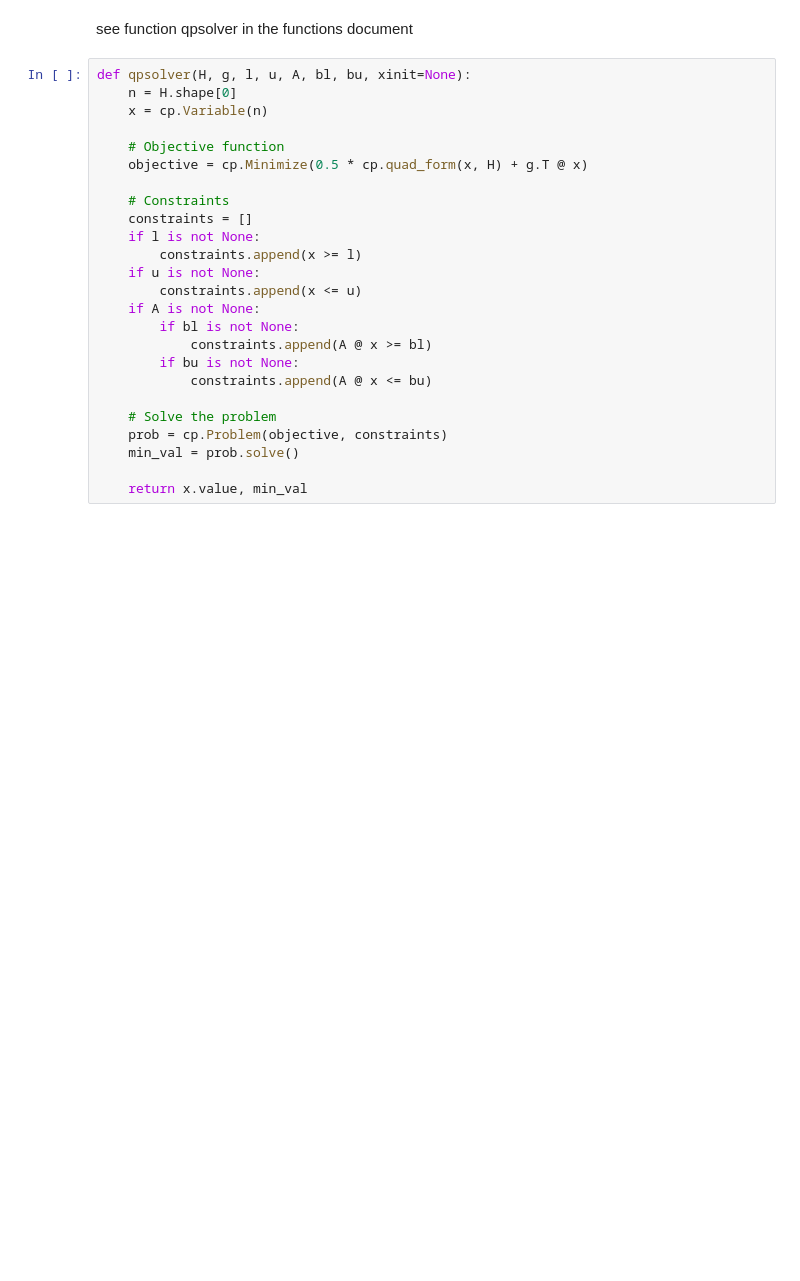
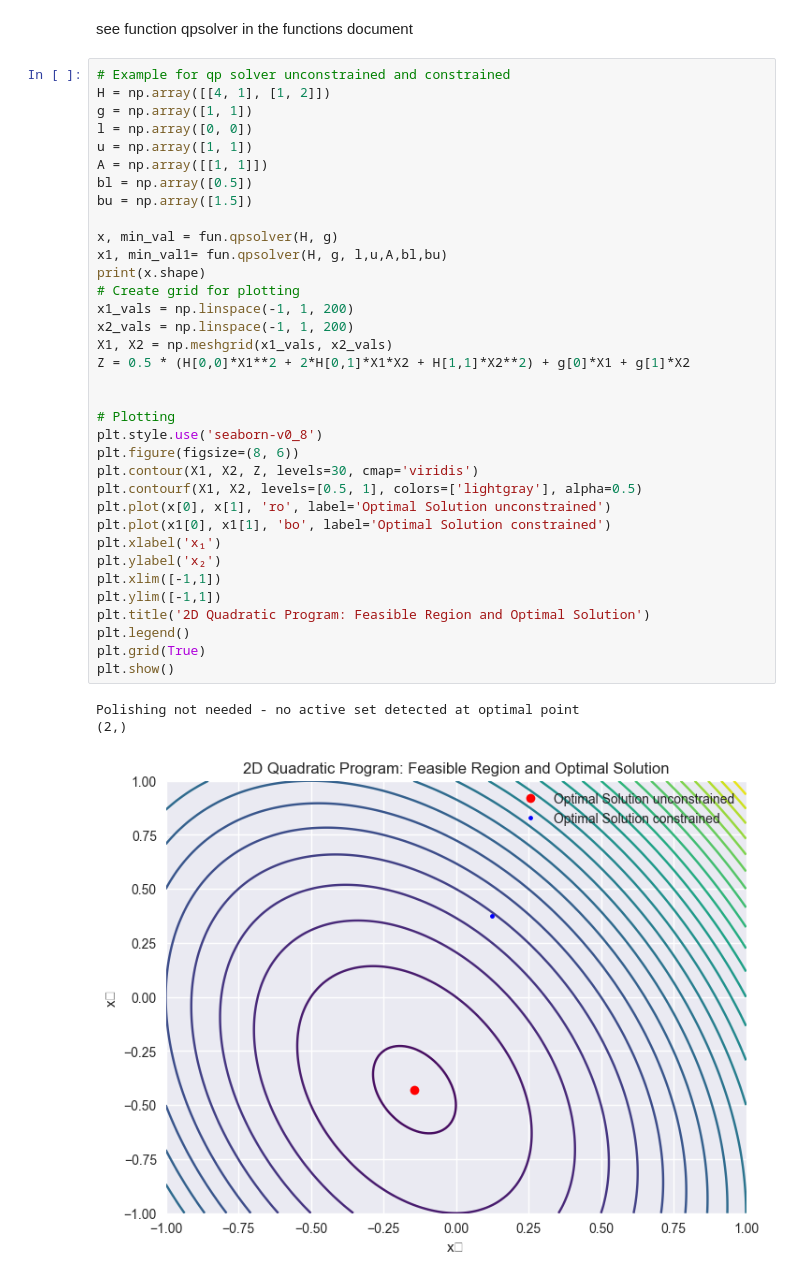
Before and after one commit to Comicboy/DTU_MPC, a Jupyter notebook: Modified_FourTank.ipynb, the cells around one changed output. Cells and saved outputs as stored; diff of their text form; blank space fills up the shorter version.

Commit message:
edited qpsolver to also handle unconstrained and added example use

```diff
--- a/Modified_FourTank.ipynb
+++ b/Modified_FourTank.ipynb
@@ -326,28 +326,42 @@ QP solver interface
 ![image.png](attachment:image.png)
 # %% [markdown]
 see function qpsolver in the functions document
-# %%
-def qpsolver(H, g, l, u, A, bl, bu, xinit=None):
-    n = H.shape[0]
-    x = cp.Variable(n)
-
-    # Objective function
-    objective = cp.Minimize(0.5 * cp.quad_form(x, H) + g.T @ x)
-
-    # Constraints
-    constraints = []
-    if l is not None:
-        constraints.append(x >= l)
-    if u is not None:
-        constraints.append(x <= u)
-    if A is not None:
-        if bl is not None:
-            constraints.append(A @ x >= bl)
-        if bu is not None:
-            constraints.append(A @ x <= bu)
-
-    # Solve the problem
-    prob = cp.Problem(objective, constraints)
-    min_val = prob.solve()
-
-    return x.value, min_val
+# %%
+# Example for qp solver unconstrained and constrained
+H = np.array([[4, 1], [1, 2]])
+g = np.array([1, 1])
+l = np.array([0, 0])
+u = np.array([1, 1])
+A = np.array([[1, 1]])
+bl = np.array([0.5])
+bu = np.array([1.5])
+
+x, min_val = fun.qpsolver(H, g)
+x1, min_val1= fun.qpsolver(H, g, l,u,A,bl,bu)
+print(x.shape)
+# Create grid for plotting
+x1_vals = np.linspace(-1, 1, 200)
+x2_vals = np.linspace(-1, 1, 200)
+X1, X2 = np.meshgrid(x1_vals, x2_vals)
+Z = 0.5 * (H[0,0]*X1**2 + 2*H[0,1]*X1*X2 + H[1,1]*X2**2) + g[0]*X1 + g[1]*X2
+
+
+# Plotting
+plt.style.use('seaborn-v0_8')
+plt.figure(figsize=(8, 6))
+plt.contour(X1, X2, Z, levels=30, cmap='viridis')
+plt.contourf(X1, X2, levels=[0.5, 1], colors=['lightgray'], alpha=0.5)
+plt.plot(x[0], x[1], 'ro', label='Optimal Solution unconstrained')
+plt.plot(x1[0], x1[1], 'bo', label='Optimal Solution constrained')
+plt.xlabel('x₁')
+plt.ylabel('x₂')
+plt.xlim([-1,1])
+plt.ylim([-1,1])
+plt.title('2D Quadratic Program: Feasible Region and Optimal Solution')
+plt.legend()
+plt.grid(True)
+plt.show()
+# %% [output]
+Polishing not needed - no active set detected at optimal point
+(2,)
+[figure, added]
```
Also changed, not shown: parts of 4 cells of this notebook, 1 other file.
